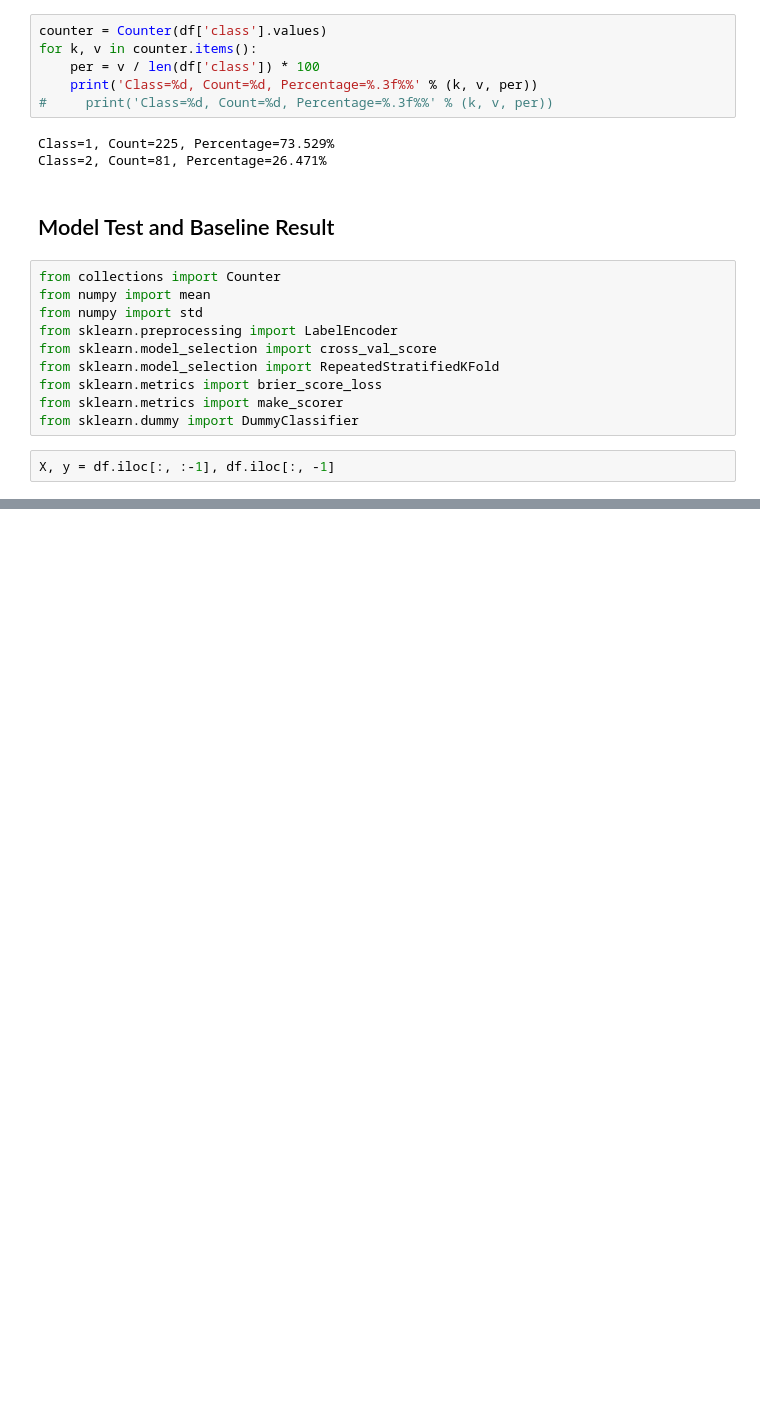
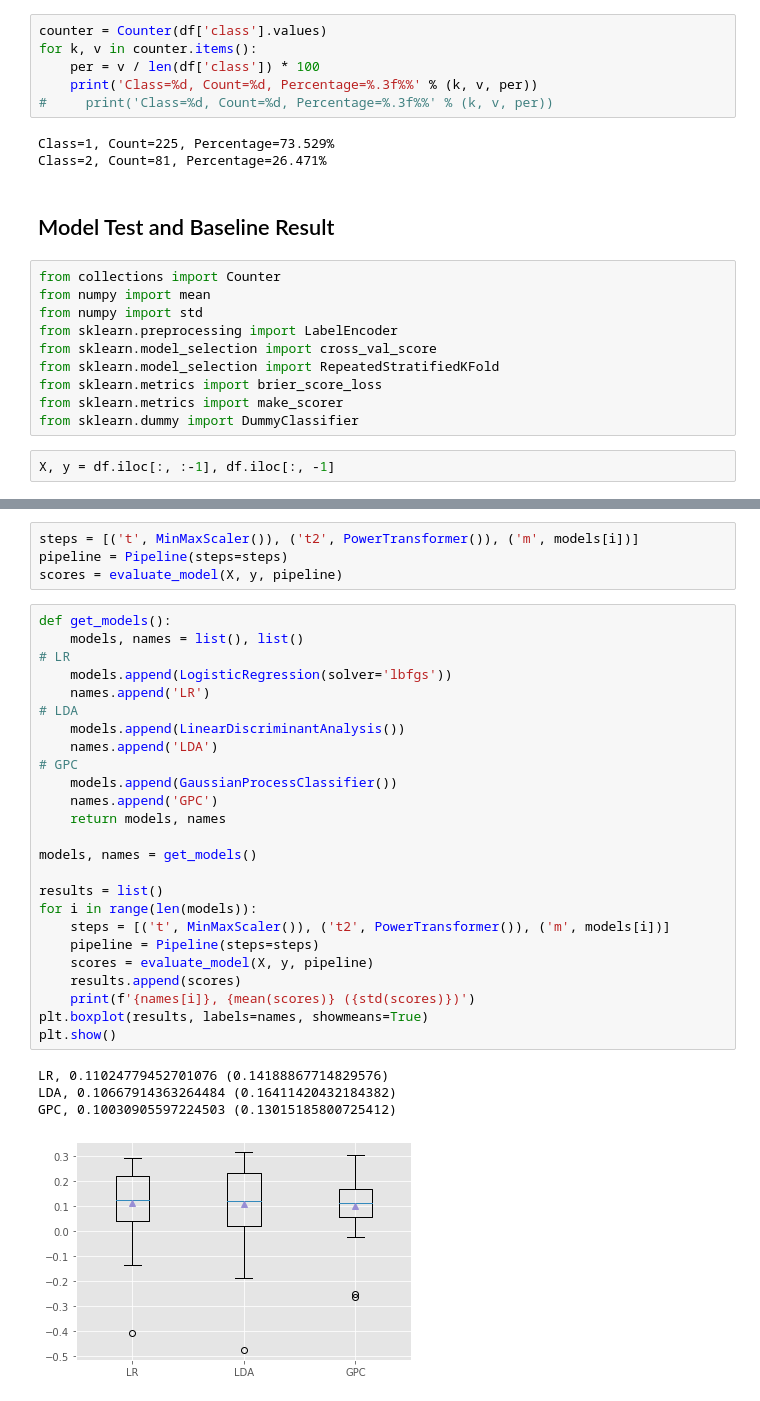
Before and after one commit to Daihongchen/imbalanced_classification, a Jupyter notebook: haberman_breast_cancer.ipynb, the cells around one changed output, grey strips where cells are left out. Cells and saved outputs as stored; diff of their text form; blank space fills up the shorter version.

```diff
--- a/haberman_breast_cancer.ipynb
+++ b/haberman_breast_cancer.ipynb
@@ -92,0 +227,34 @@ NameError: name 'LabelEncoder' is not defined
+# %%
+steps = [('t', MinMaxScaler()), ('t2', PowerTransformer()), ('m', models[i])]
+pipeline = Pipeline(steps=steps)
+scores = evaluate_model(X, y, pipeline)
+# %%
+def get_models():
+    models, names = list(), list()
+# LR
+    models.append(LogisticRegression(solver='lbfgs'))
+    names.append('LR')
+# LDA
+    models.append(LinearDiscriminantAnalysis())
+    names.append('LDA')
+# GPC
+    models.append(GaussianProcessClassifier())
+    names.append('GPC')
+    return models, names
+
+models, names = get_models()
+
+results = list()
+for i in range(len(models)):
+    steps = [('t', MinMaxScaler()), ('t2', PowerTransformer()), ('m', models[i])]
+    pipeline = Pipeline(steps=steps)
+    scores = evaluate_model(X, y, pipeline)
+    results.append(scores)
+    print(f'{names[i]}, {mean(scores)} ({std(scores)})')
+plt.boxplot(results, labels=names, showmeans=True)
+plt.show()
+# %% [output]
+LR, 0.11024779452701076 (0.14188867714829576)
+LDA, 0.10667914363264484 (0.16411420432184382)
+GPC, 0.10030905597224503 (0.13015185800725412)
+[figure, added]
```
Also changed, not shown: parts of 12 cells of this notebook.
